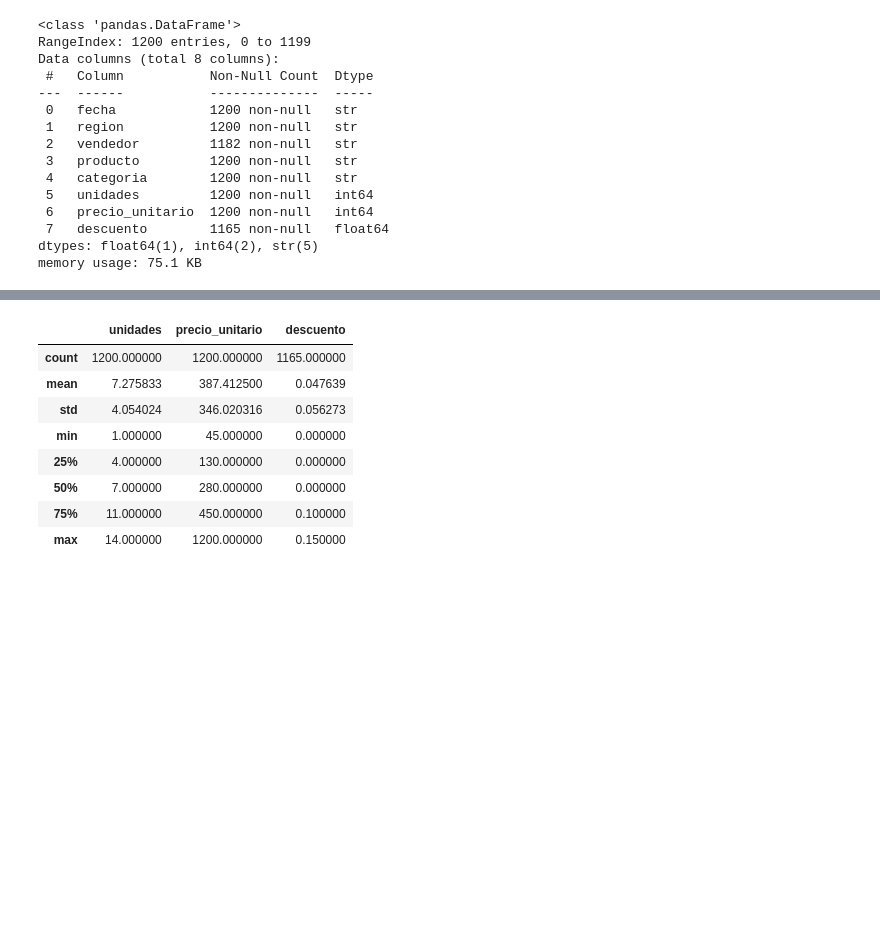
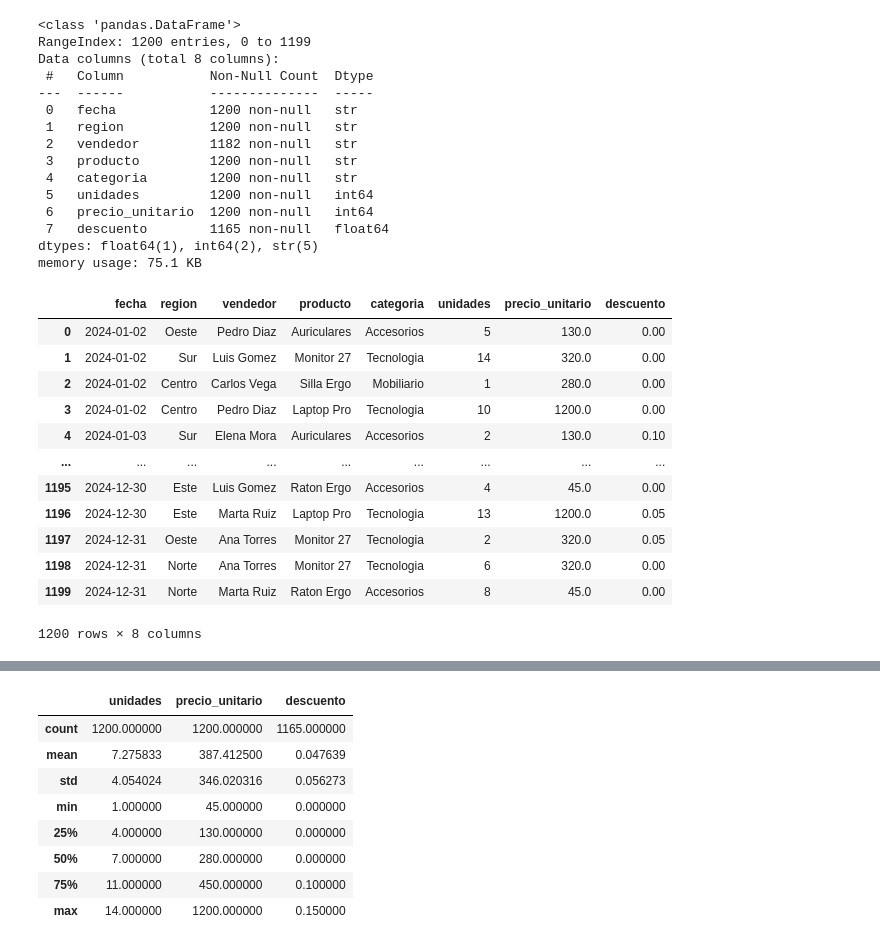
Before and after one commit to LuisVilla97Go/dataengineer-g1, a Jupyter notebook: fundamentos_pandas/notebooks/02_lectura_datos.ipynb, the cells around one changed output, grey strips where cells are left out. Saved outputs shown, nothing was run; the diff lists cells and outputs as text; code cells hidden in the pictures; blank space fills up the shorter version.

```diff
--- a/fundamentos_pandas/notebooks/02_lectura_datos.ipynb
+++ b/fundamentos_pandas/notebooks/02_lectura_datos.ipynb
@@ -78,3 +82,20 @@ Data columns (total 8 columns):
  7   descuento        1165 non-null   float64
 dtypes: float64(1), int64(2), str(5)
 memory usage: 75.1 KB
+# %%
+df = pd.read_csv("../data/ventas.csv", dtype={"precio_unitario": "float64"})
+df
+# %% [output]
+|  | fecha | region | vendedor | producto | categoria | unidades | precio_unitario | descuento |
+| 0 | 2024-01-02 | Oeste | Pedro Diaz | Auriculares | Accesorios | 5 | 130.0 | 0.00 |
+| 1 | 2024-01-02 | Sur | Luis Gomez | Monitor 27 | Tecnologia | 14 | 320.0 | 0.00 |
+| 2 | 2024-01-02 | Centro | Carlos Vega | Silla Ergo | Mobiliario | 1 | 280.0 | 0.00 |
+| 3 | 2024-01-02 | Centro | Pedro Diaz | Laptop Pro | Tecnologia | 10 | 1200.0 | 0.00 |
+| 4 | 2024-01-03 | Sur | Elena Mora | Auriculares | Accesorios | 2 | 130.0 | 0.10 |
+| ... | ... | ... | ... | ... | ... | ... | ... | ... |
+| 1195 | 2024-12-30 | Este | Luis Gomez | Raton Ergo | Accesorios | 4 | 45.0 | 0.00 |
+| 1196 | 2024-12-30 | Este | Marta Ruiz | Laptop Pro | Tecnologia | 13 | 1200.0 | 0.05 |
+| 1197 | 2024-12-31 | Oeste | Ana Torres | Monitor 27 | Tecnologia | 2 | 320.0 | 0.05 |
+| 1198 | 2024-12-31 | Norte | Ana Torres | Monitor 27 | Tecnologia | 6 | 320.0 | 0.00 |
+| 1199 | 2024-12-31 | Norte | Marta Ruiz | Raton Ergo | Accesorios | 8 | 45.0 | 0.00 |
+1200 rows × 8 columns
```
Also changed, not shown: parts of 16 cells of this notebook, 4 other files.
